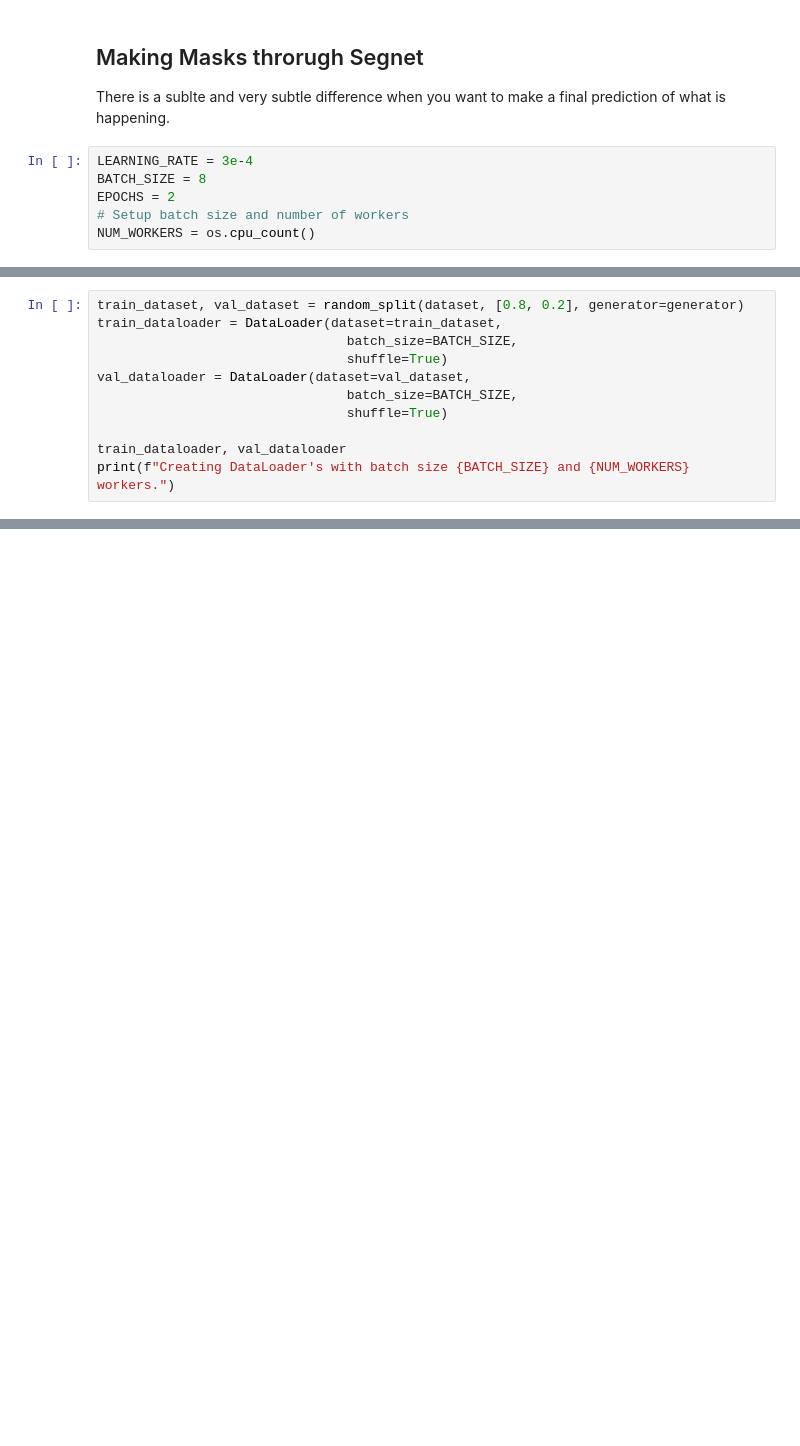
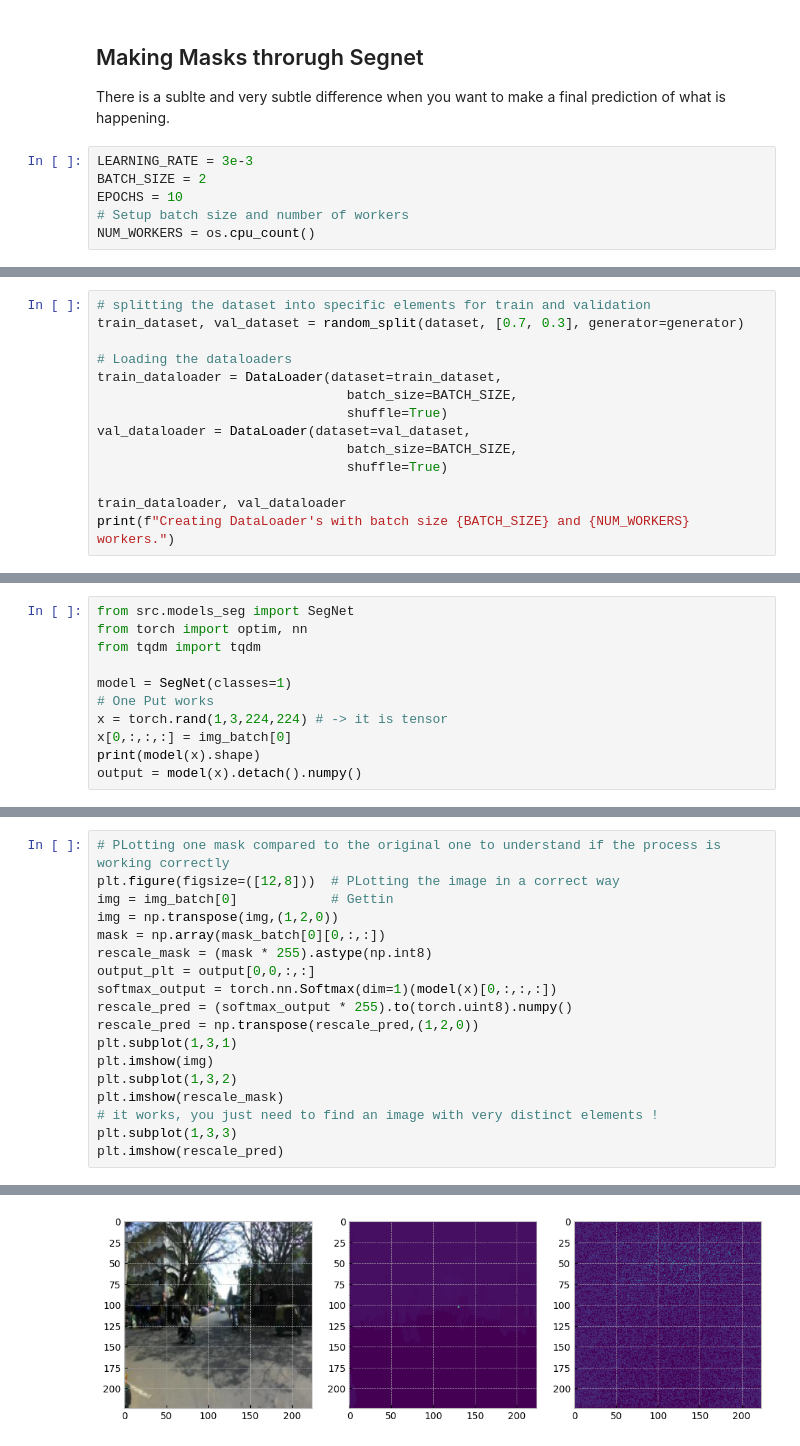
Before and after one commit to iltranqui/learn_anything, a Jupyter notebook: Segmentation/idd_lite.ipynb, the cells around one changed output, grey strips where cells are left out. Saved outputs shown, nothing was run; the diff lists cells and outputs as text; blank space fills up the shorter version.

Commit message:
SegNet working but long training

```diff
--- a/Segmentation/idd_lite.ipynb
+++ b/Segmentation/idd_lite.ipynb
@@ -132,9 +83,9 @@ AttributeError: type object 'Image' has no attribute 'Image'
 
 There is a sublte and very subtle difference when you want to make a final prediction of what is happening.
 # %%
-LEARNING_RATE = 3e-4
-BATCH_SIZE = 8
-EPOCHS = 2
+LEARNING_RATE = 3e-3
+BATCH_SIZE = 2
+EPOCHS = 10
 # Setup batch size and number of workers
 NUM_WORKERS = os.cpu_count()
 # %%
@@ -162,5 +120,8 @@ generator = torch.Generator().manual_seed(42)
 # %%
-train_dataset, val_dataset = random_split(dataset, [0.8, 0.2], generator=generator)
+# splitting the dataset into specific elements for train and validation
+train_dataset, val_dataset = random_split(dataset, [0.7, 0.3], generator=generator)
+
+# Loading the dataloaders
 train_dataloader = DataLoader(dataset=train_dataset,
                                 batch_size=BATCH_SIZE,
                                 shuffle=True)
@@ -180,0 +143,11 @@ torch.Size([3, 512, 512])
+# %%
+from src.models_seg import SegNet
+from torch import optim, nn
+from tqdm import tqdm
+
+model = SegNet(classes=1)
+# One Put works
+x = torch.rand(1,3,224,224) # -> it is tensor
+x[0,:,:,:] = img_batch[0]
+print(model(x).shape)
+output = model(x).detach().numpy()
@@ -180,0 +181,19 @@ torch.Size([3, 512, 512])
+# %%
+# PLotting one mask compared to the original one to understand if the process is working correctly
+plt.figure(figsize=([12,8]))  # PLotting the image in a correct way
+img = img_batch[0]            # Gettin
+img = np.transpose(img,(1,2,0))
+mask = np.array(mask_batch[0][0,:,:])
+rescale_mask = (mask * 255).astype(np.int8)
+output_plt = output[0,0,:,:]
+softmax_output = torch.nn.Softmax(dim=1)(model(x)[0,:,:,:])
+rescale_pred = (softmax_output * 255).to(torch.uint8).numpy()
+rescale_pred = np.transpose(rescale_pred,(1,2,0))
+plt.subplot(1,3,1)
+plt.imshow(img)
+plt.subplot(1,3,2)
+plt.imshow(rescale_mask)
+# it works, you just need to find an image with very distinct elements !
+plt.subplot(1,3,3)
+plt.imshow(rescale_pred)
+# %% [output]
@@ -180,0 +201 @@ torch.Size([3, 512, 512])
+[figure, added]
```
Also changed, not shown: parts of 21 cells of this notebook, 8 other files.
